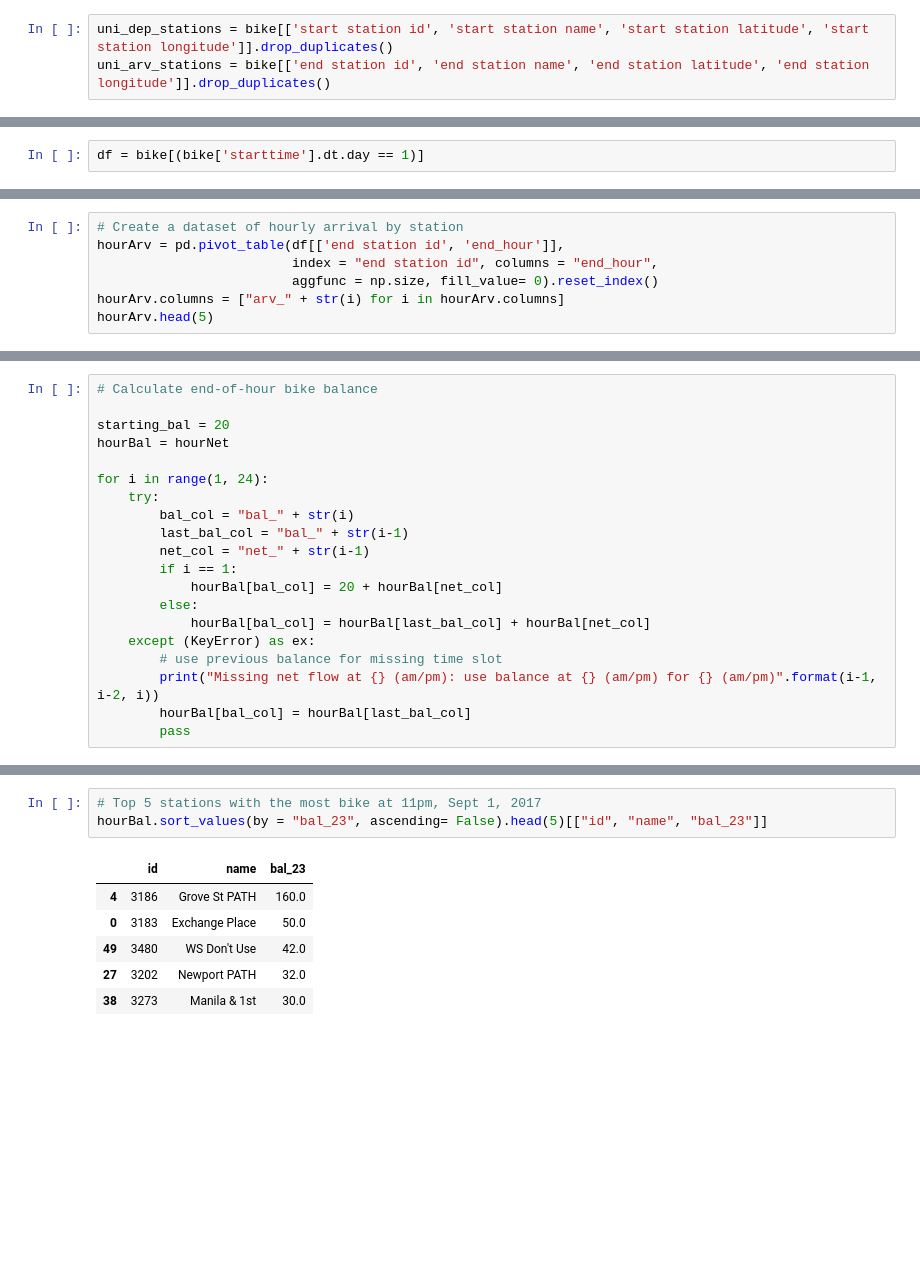
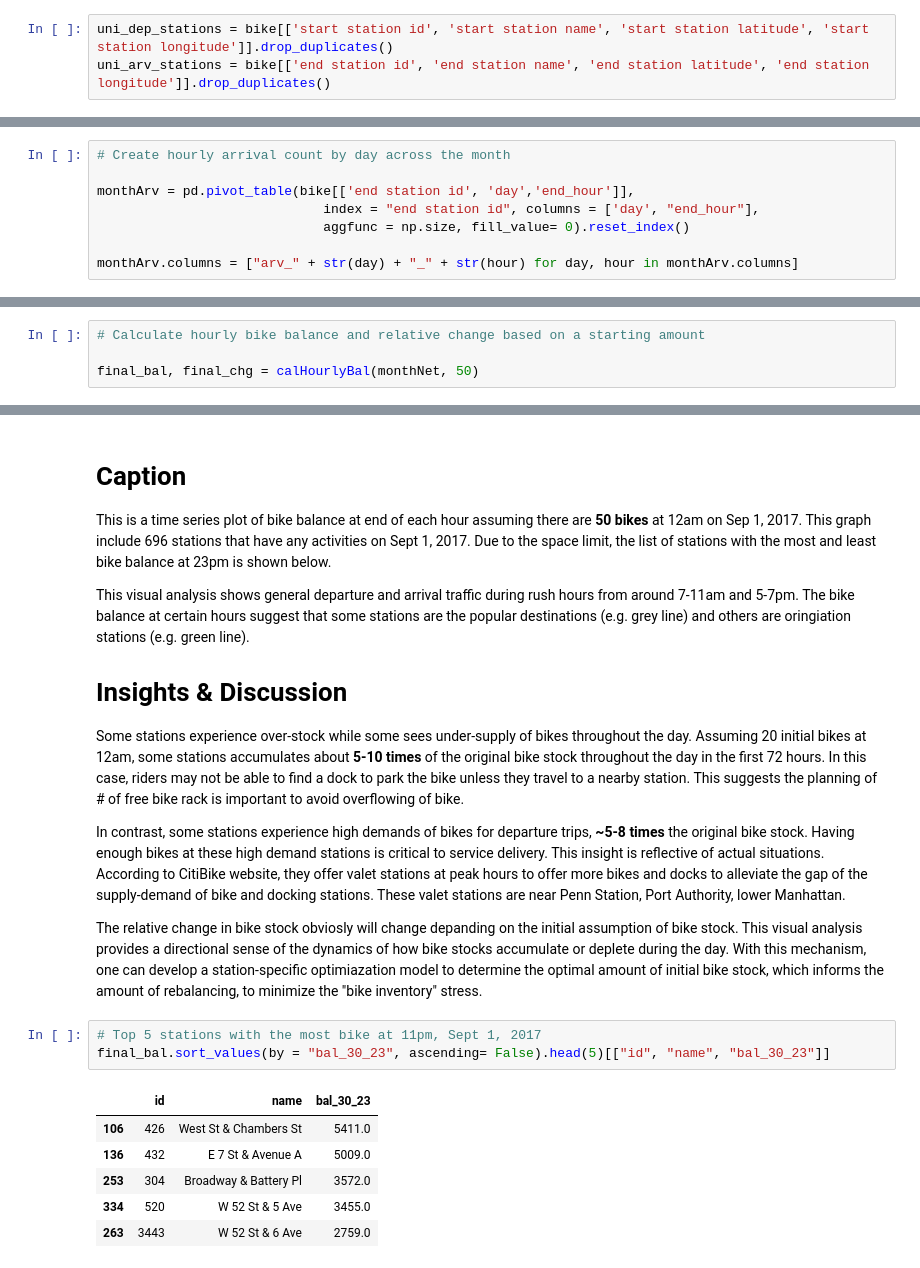
Before and after one commit to ianxxiao/PUI2017_ixx200, a Jupyter notebook: Project/citibike_load_balancing.ipynb, the cells around one changed output, grey strips where cells are left out. Drawn from its saved outputs; the diff is of its cells as text; blank space fills up the shorter version.

```diff
--- a/Project/citibike_load_balancing.ipynb
+++ b/Project/citibike_load_balancing.ipynb
@@ -163,5 +208,3 @@ end_count.head(5)
 
 Technique
 - long-to-wide table transpose - https://pandas.pydata.org/pandas-docs/stable/reshaping.html
-# %%
-df = bike[(bike['starttime'].dt.day == 1)]
@@ -186,7 +242,8 @@ hourDep.shape
 # %%
-# Create a dataset of hourly arrival by station
-hourArv = pd.pivot_table(df[['end station id', 'end_hour']],
-                         index = "end station id", columns = "end_hour",
-                         aggfunc = np.size, fill_value= 0).reset_index()
-hourArv.columns = ["arv_" + str(i) for i in hourArv.columns]
-hourArv.head(5)
+# Create hourly arrival count by day across the month
+
+monthArv = pd.pivot_table(bike[['end station id', 'day','end_hour']],
+                             index = "end station id", columns = ['day', "end_hour"],
+                             aggfunc = np.size, fill_value= 0).reset_index()
+
+monthArv.columns = ["arv_" + str(day) + "_" + str(hour) for day, hour in monthArv.columns]
@@ -234,20 +282,0 @@ Missing hour: 3
-# %%
-# Calculate end-of-hour bike balance
-
-starting_bal = 20
-hourBal = hourNet
-
-for i in range(1, 24):
-    try:
-        bal_col = "bal_" + str(i)
-        last_bal_col = "bal_" + str(i-1)
-        net_col = "net_" + str(i-1)
-        if i == 1:
-            hourBal[bal_col] = 20 + hourBal[net_col]
-        else:
-            hourBal[bal_col] = hourBal[last_bal_col] + hourBal[net_col]
-    except (KeyError) as ex:
-        # use previous balance for missing time slot
-        print("Missing net flow at {} (am/pm): use balance at {} (am/pm) for {} (am/pm)".format(i-1, i-2, i))
-        hourBal[bal_col] = hourBal[last_bal_col]
-        pass
@@ -255,0 +350,4 @@ Missing net flow at 3 (am/pm): use balance at 2 (am/pm) for 4 (am/pm)
+# %%
+# Calculate hourly bike balance and relative change based on a starting amount
+
+final_bal, final_chg = calHourlyBal(monthNet, 50)
@@ -256,11 +404,24 @@ Missing net flow at 3 (am/pm): use balance at 2 (am/pm) for 4 (am/pm)
+# %% [markdown]
+# Caption
+
+This is a time series plot of bike balance at end of each hour assuming there are **50 bikes** at 12am on Sep 1, 2017. This graph include 696 stations that have any activities on Sept 1, 2017. Due to the space limit, the list of stations with the most and least bike balance at 23pm is shown below.
+
+This visual analysis shows general departure and arrival traffic during rush hours from around 7-11am and 5-7pm. The bike balance at certain hours suggest that some stations are the popular destinations (e.g. grey line) and others are oringiation stations (e.g. green line).
+
+# Insights & Discussion
+Some stations experience over-stock while some sees under-supply of bikes throughout the day. Assuming 20 initial bikes at 12am, some stations accumulates about **5-10 times** of the original bike stock throughout the day in the first 72 hours. In this case, riders may not be able to find a dock to park the bike unless they travel to a nearby station. This suggests the planning of # of free bike rack is important to avoid overflowing of bike.
+
+In contrast, some stations experience high demands of bikes for departure trips, **~5-8 times** the original bike stock. Having enough bikes at these high demand stations is critical to service delivery. This insight is reflective of actual situations. According to CitiBike website, they offer valet stations at peak hours to offer more bikes and docks to alleviate the gap of the supply-demand of bike and docking stations. These valet stations are near Penn Station, Port Authority, lower Manhattan.
+
+The relative change in bike stock obviosly will change depanding on the initial assumption of bike stock. This visual analysis provides a directional sense of the dynamics of how bike stocks accumulate or deplete during the day. With this mechanism, one can develop a station-specific optimiazation model to determine the optimal amount of initial bike stock, which informs the amount of rebalancing, to minimize the "bike inventory" stress.
 # %%
 # Top 5 stations with the most bike at 11pm, Sept 1, 2017
-hourBal.sort_values(by = "bal_23", ascending= False).head(5)[["id", "name", "bal_23"]]
+final_bal.sort_values(by = "bal_30_23", ascending= False).head(5)[["id", "name", "bal_30_23"]]
 # %% [output]
-|  | id | name | bal_23 |
-| 4 | 3186 | Grove St PATH | 160.0 |
-| 0 | 3183 | Exchange Place | 50.0 |
-| 49 | 3480 | WS Don't Use | 42.0 |
-| 27 | 3202 | Newport PATH | 32.0 |
-| 38 | 3273 | Manila & 1st | 30.0 |
+|  | id | name | bal_30_23 |
+| 106 | 426 | West St & Chambers St | 5411.0 |
+| 136 | 432 | E 7 St & Avenue A | 5009.0 |
+| 253 | 304 | Broadway & Battery Pl | 3572.0 |
+| 334 | 520 | W 52 St & 5 Ave | 3455.0 |
+| 263 | 3443 | W 52 St & 6 Ave | 2759.0 |
 # %%
```
Also changed, not shown: parts of 40 cells of this notebook, 16 other files.
